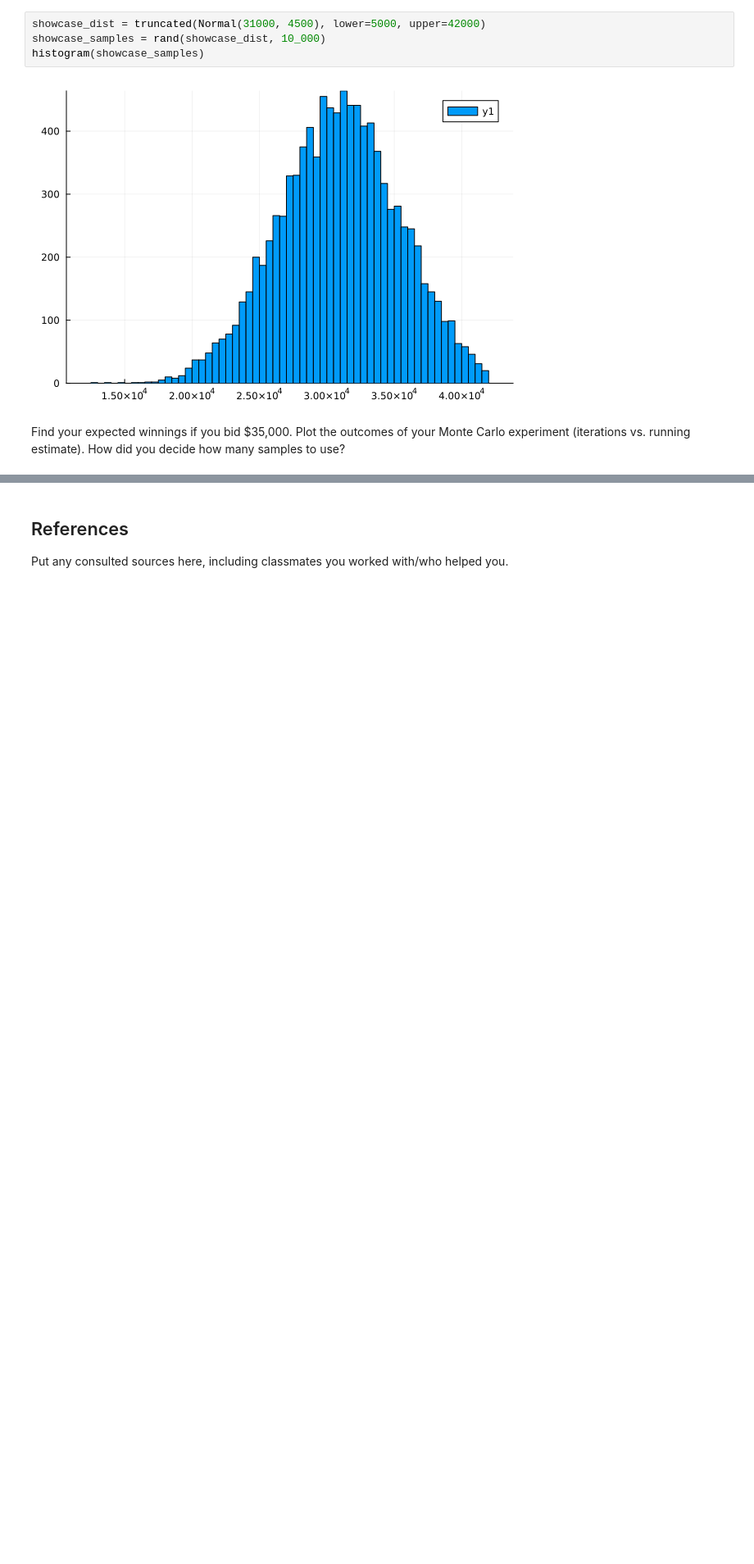
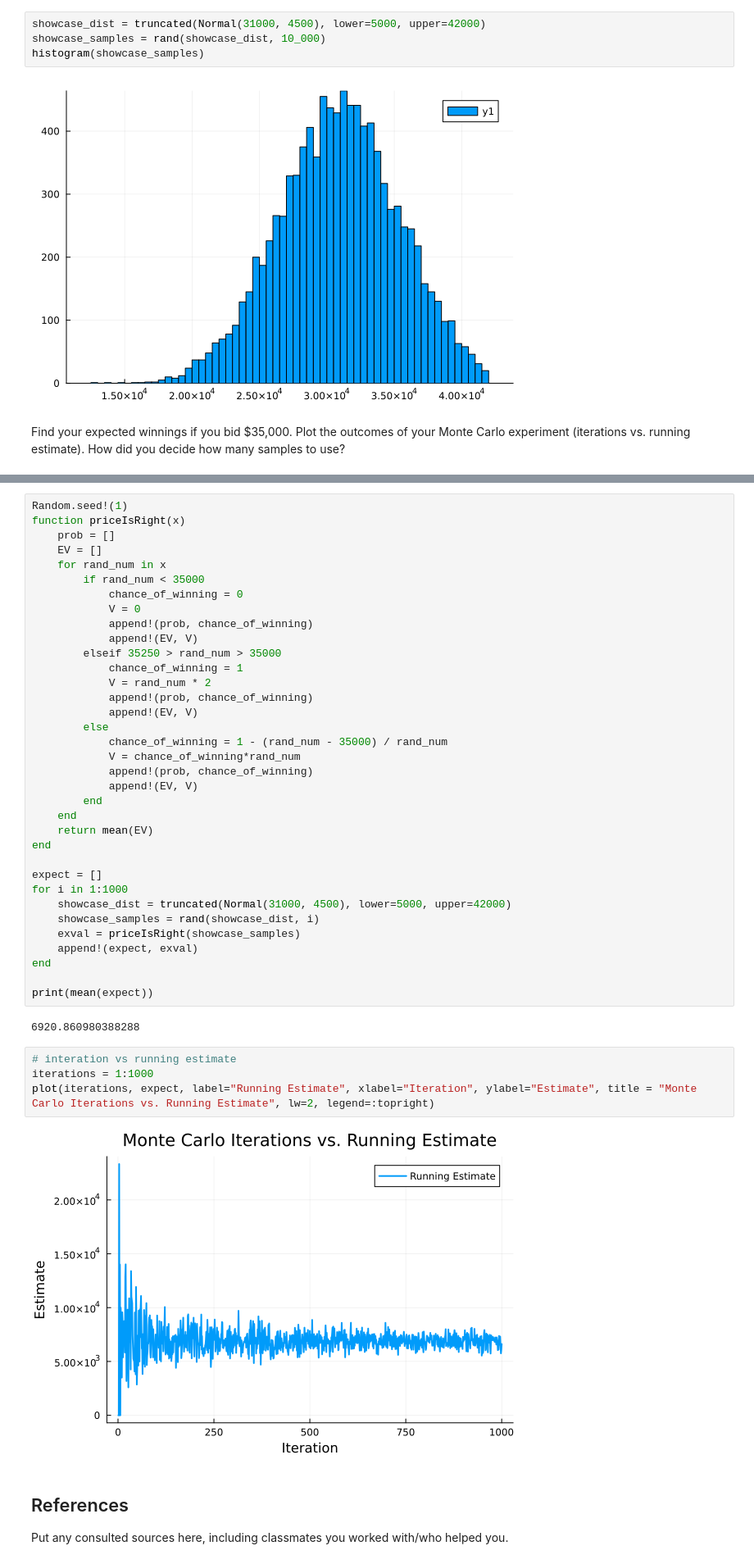
Before and after one commit to rms428/SLR-to-BI-4750, a Jupyter notebook: lab02.ipynb, the cells around one changed output, grey strips where cells are left out. Shown at 82% size. Saved outputs shown, nothing was run; the diff lists cells and outputs as text; blank space fills up the shorter version.

```diff
--- a/lab02.ipynb
+++ b/lab02.ipynb
@@ -192,3 +227,46 @@ you decide how many samples to use?
+# %%
+Random.seed!(1)
+function priceIsRight(x)
+    prob = []
+    EV = []
+    for rand_num in x
+        if rand_num < 35000
+            chance_of_winning = 0
+            V = 0
+            append!(prob, chance_of_winning)
+            append!(EV, V)
+        elseif 35250 > rand_num > 35000
+            chance_of_winning = 1
+            V = rand_num * 2
+            append!(prob, chance_of_winning)
+            append!(EV, V)
+        else
+            chance_of_winning = 1 - (rand_num - 35000) / rand_num
+            V = chance_of_winning*rand_num
+            append!(prob, chance_of_winning)
+            append!(EV, V)
+        end
+    end
+    return mean(EV)
+end
+
+expect = []
+for i in 1:1000
+    showcase_dist = truncated(Normal(31000, 4500), lower=5000, upper=42000)
+    showcase_samples = rand(showcase_dist, i)
+    exval = priceIsRight(showcase_samples)
+    append!(expect, exval)
+end
+
+print(mean(expect))
+# %% [output]
+6920.860980388288
+# %%
+# interation vs running estimate
+iterations = 1:1000
+plot(iterations, expect, label="Running Estimate", xlabel="Iteration", ylabel="Estimate", title = "Monte Carlo Iterations vs. Running Estimate", lw=2, legend=:topright)
+# %% [output]
+[figure, added]
 # %% [markdown]
 ## References
 
```
Also changed, not shown: parts of 4 cells of this notebook.
